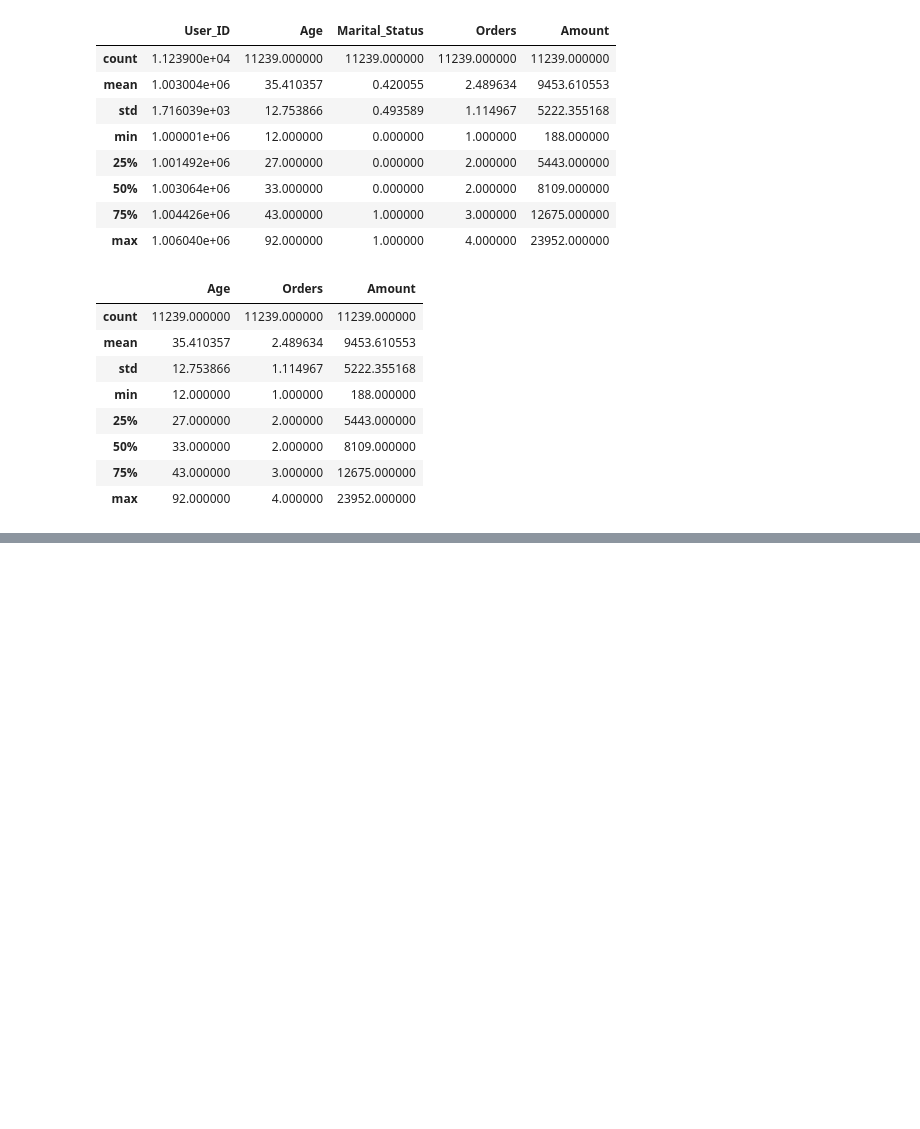
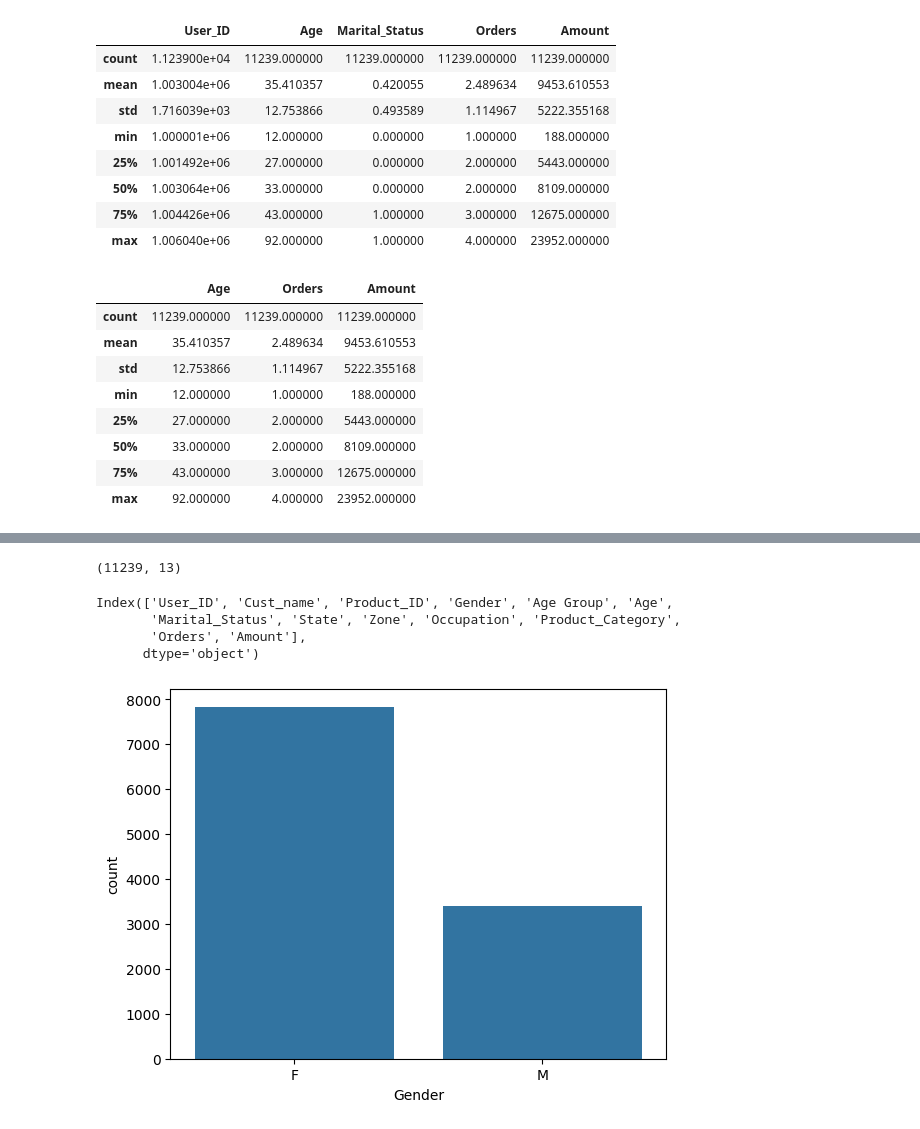
Before and after one commit to HeyGEMO/90-days-AI-ML-challenge, a Jupyter notebook: Day 13 project/sales project.ipynb, the cells around one changed output, grey strips where cells are left out. Drawn from its saved outputs; the diff is of its cells as text; code cells hidden in the pictures; blank space fills up the shorter version.

```diff
--- a/Day 13 project/sales project.ipynb
+++ b/Day 13 project/sales project.ipynb
@@ -156,0 +162,2 @@ df[['Age','Orders','Amount']].describe()
+# %%
+df=pd.read_csv('Sales_Data.csv',encoding='latin1')
@@ -156,0 +191,2 @@ df[['Age','Orders','Amount']].describe()
+# %%
+df.drop(columns=['Status','unnamed1'],inplace=True)
@@ -156,0 +220,2 @@ df[['Age','Orders','Amount']].describe()
+# %%
+df.dropna(subset=['Amount'],inplace=True)
@@ -156,0 +239,15 @@ df[['Age','Orders','Amount']].describe()
+# %%
+df.shape
+# %% [output]
+(11239, 13)
+# %%
+df.columns
+# %% [output]
+Index(['User_ID', 'Cust_name', 'Product_ID', 'Gender', 'Age Group', 'Age',
+       'Marital_Status', 'State', 'Zone', 'Occupation', 'Product_Category',
+       'Orders', 'Amount'],
+      dtype='object')
+# %%
+ax=sns.countplot(x='Gender',data=df)
+# %% [output]
+[figure, added]
```
Also changed, not shown: parts of 23 cells of this notebook.
